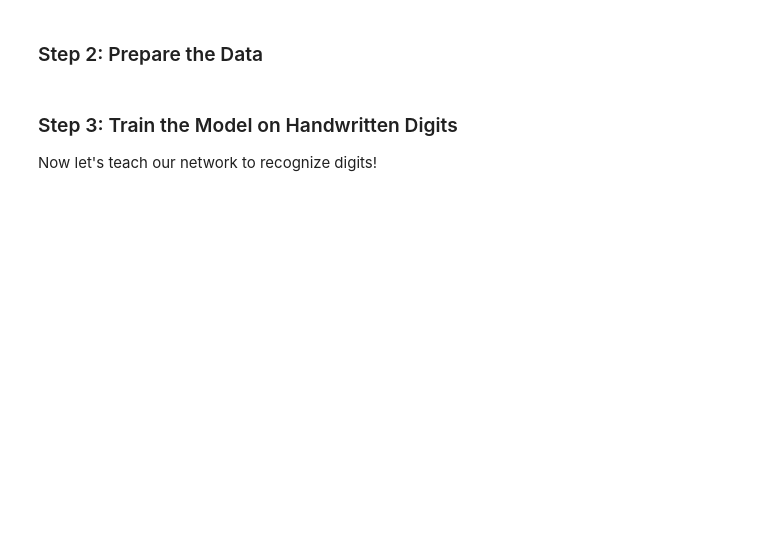
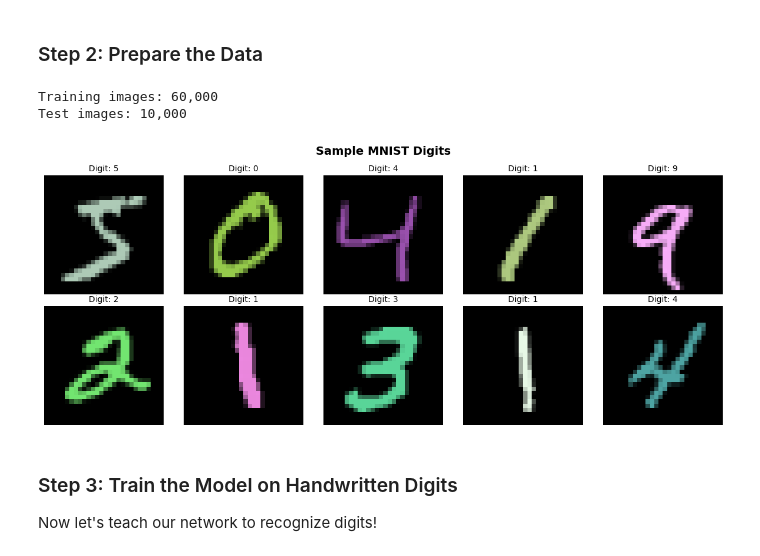
Before and after one commit to Ian-YJX/deep-learning-2026, a Jupyter notebook: SESSION3/session3_part1_student.ipynb, the cells around one changed output. Drawn from its saved outputs; the diff is of its cells as text; code cells hidden in the pictures; blank space fills up the shorter version.

```diff
--- a/SESSION3/session3_part1_student.ipynb
+++ b/SESSION3/session3_part1_student.ipynb
@@ -780,37 +888,42 @@ class ColouredMNIST(torch.utils.data.Dataset):
 
 # Create datasets
 train_dataset = ColouredMNIST(root='./data', train=True)
-test_dataset = # TODO: Create the test dataset using ColouredMNIST
+test_dataset = ColouredMNIST(root='./data',train=False)
+# TODO: Create the test dataset using ColouredMNIST
 
 # Create data loaders
 train_loader = torch.utils.data.DataLoader(
     train_dataset,
     batch_size=64,
     shuffle=True
 )
 
 test_loader = torch.utils.data.DataLoader(
     test_dataset,
     batch_size=1000,
     shuffle=False
 )
 
 print(f"Training images: {len(train_dataset):,}")
 print(f"Test images: {len(test_dataset):,}")
 
 # Show some examples
 fig, axes = plt.subplots(2, 5, figsize=(12, 5))
 axes = axes.ravel()
 
 for i in range(10):
     img, label = train_dataset[i]
     axes[i].imshow(img.permute(1, 2, 0).numpy())
     axes[i].set_title(f'Digit: {label}', fontsize=10)
     axes[i].axis('off')
 
 plt.suptitle('Sample MNIST Digits', fontsize=14, fontweight='bold')
 plt.tight_layout()
 plt.show()
+# %% [output]
+Training images: 60,000
+Test images: 10,000
+[figure, added]
 # %% [markdown]
 ### Step 3: Train the Model on Handwritten Digits
 
```
Also changed, not shown: parts of 20 cells of this notebook, 52 other files.
